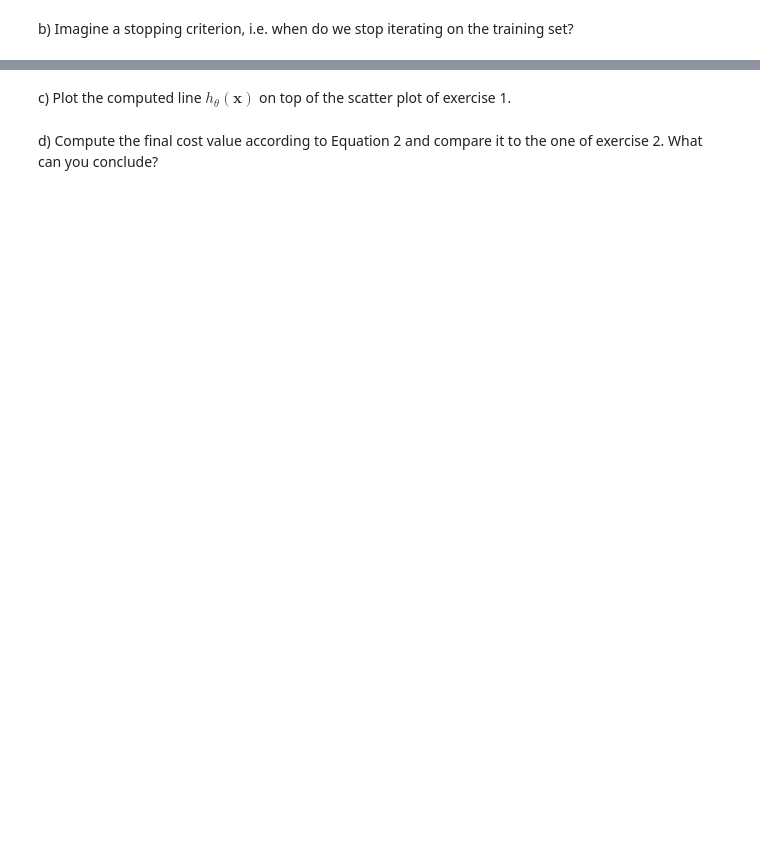
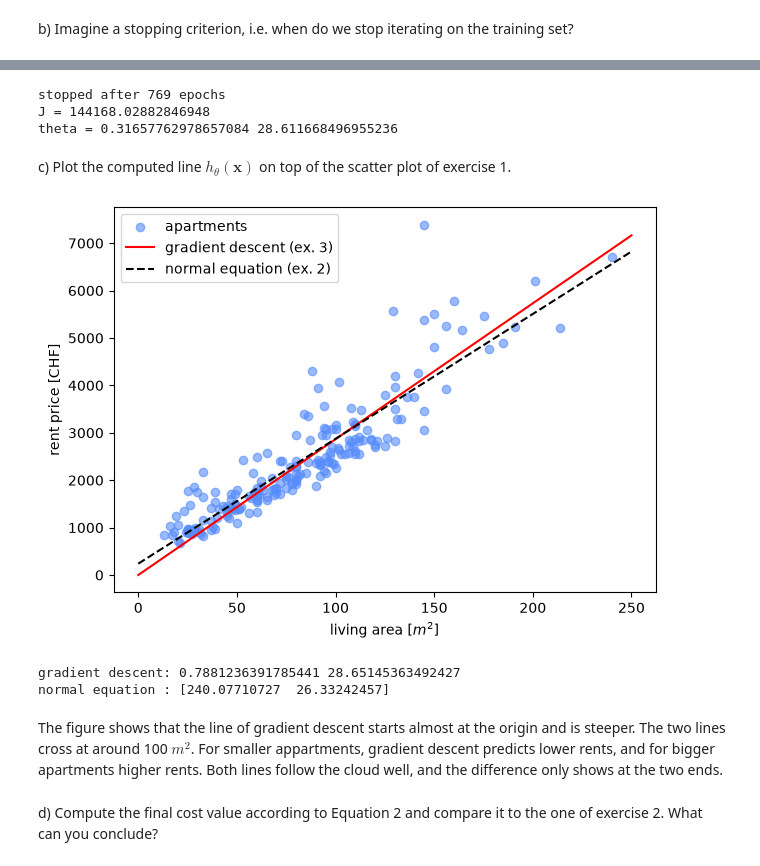
Before and after one commit to NoeBerdoz/FTP_MachLe, a Jupyter notebook: PW5/pw_resources/pw5-linear-regression-stud.ipynb, the cells around one changed output, grey strips where cells are left out. Cells and saved outputs as stored; diff of their text form; code cells hidden in the pictures; blank space fills up the shorter version.

```diff
--- a/PW5/pw_resources/pw5-linear-regression-stud.ipynb
+++ b/PW5/pw_resources/pw5-linear-regression-stud.ipynb
@@ -360,7 +414,52 @@ _Your answer here_
+# %%
+# bonus code
+
+## Implementation of convergence-based criterion
+eps = 0.000001
+max_epochs = 10000
+theta0_s = 0.0
+theta1_s = 0.0
+costs_s = []
+
+for epoch in range(max_epochs):
+    error = theta0_s + theta1_s * x - y
+    costs_s.append(np.sum(error ** 2) / (2 * N))
+    if epoch > 0 and (costs_s[-2] - costs_s[-1]) / costs_s[-1] < eps:
+        break
+    theta0_s = theta0_s - alpha * np.sum(error) / N
+    theta1_s = theta1_s - alpha * np.sum(error * x) / N
+
+print('stopped after', epoch, 'epochs')
+print('J =', costs_s[-1])
+print('theta =', theta0_s, theta1_s)
+# %% [output]
+stopped after 769 epochs
+J = 144168.02882846948
+theta = 0.31657762978657084 28.611668496955236
 # %% [markdown]
 c) Plot the computed line $h_{\theta}(\mathbf{x})$ on top of the scatter plot of exercise 1.
 # %%
 # Your code here
+X = np.column_stack([np.ones(N), x])
+theta_normal_equation = inv(X.T @ X) @ X.T @ y
+
+xs = np.array([0, 250])
+plt.figure(figsize=(7, 5))
+plt.scatter(x, y, label='apartments', alpha=0.6)
+plt.plot(xs, theta0 + theta1 * xs, color='red', label='gradient descent (ex. 3)')
+plt.plot(xs, theta_normal_equation[0] + theta_normal_equation[1] * xs, color='black', linestyle='--', label='normal equation (ex. 2)')
+plt.xlabel('living area [$m^2$]')
+plt.ylabel('rent price [CHF]')
+plt.legend()
+plt.show()
+print('gradient descent:', theta0, theta1)
+print('normal equation :', theta_normal_equation)
+# %% [output]
+[figure, added]
+gradient descent: 0.7881236391785441 28.65145363492427
+normal equation : [240.07710727  26.33242457]
+# %% [markdown]
+The figure shows that the line of gradient descent starts almost at the origin and is steeper. The two lines cross at around 100 $m^2$. For smaller appartments, gradient descent predicts lower rents, and for bigger apartments higher rents. Both lines follow the cloud well, and the difference only shows at the two ends.
 # %% [markdown]
 d) Compute the final cost value according to Equation 2 and compare it to the one of exercise 2. What can you conclude?
 # %%
```
Also changed, not shown: parts of 9 cells of this notebook.
